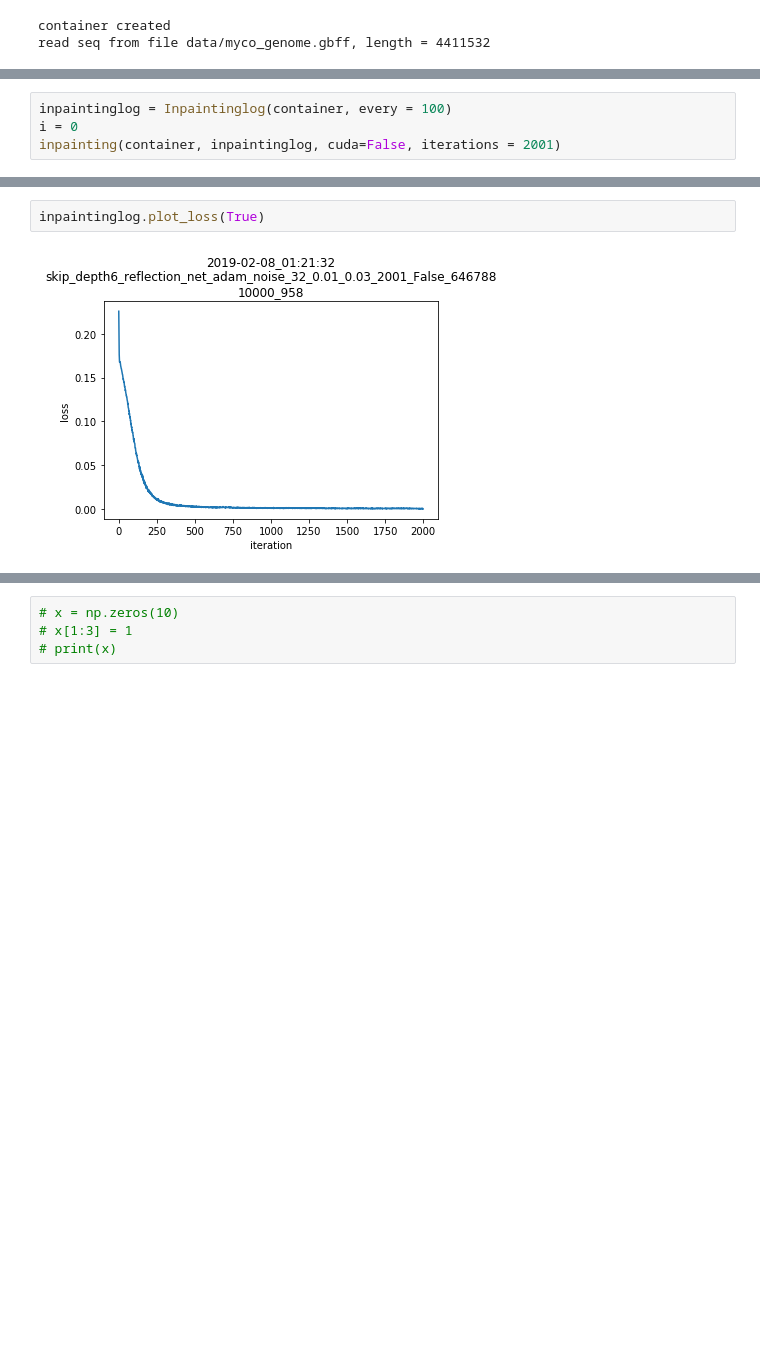
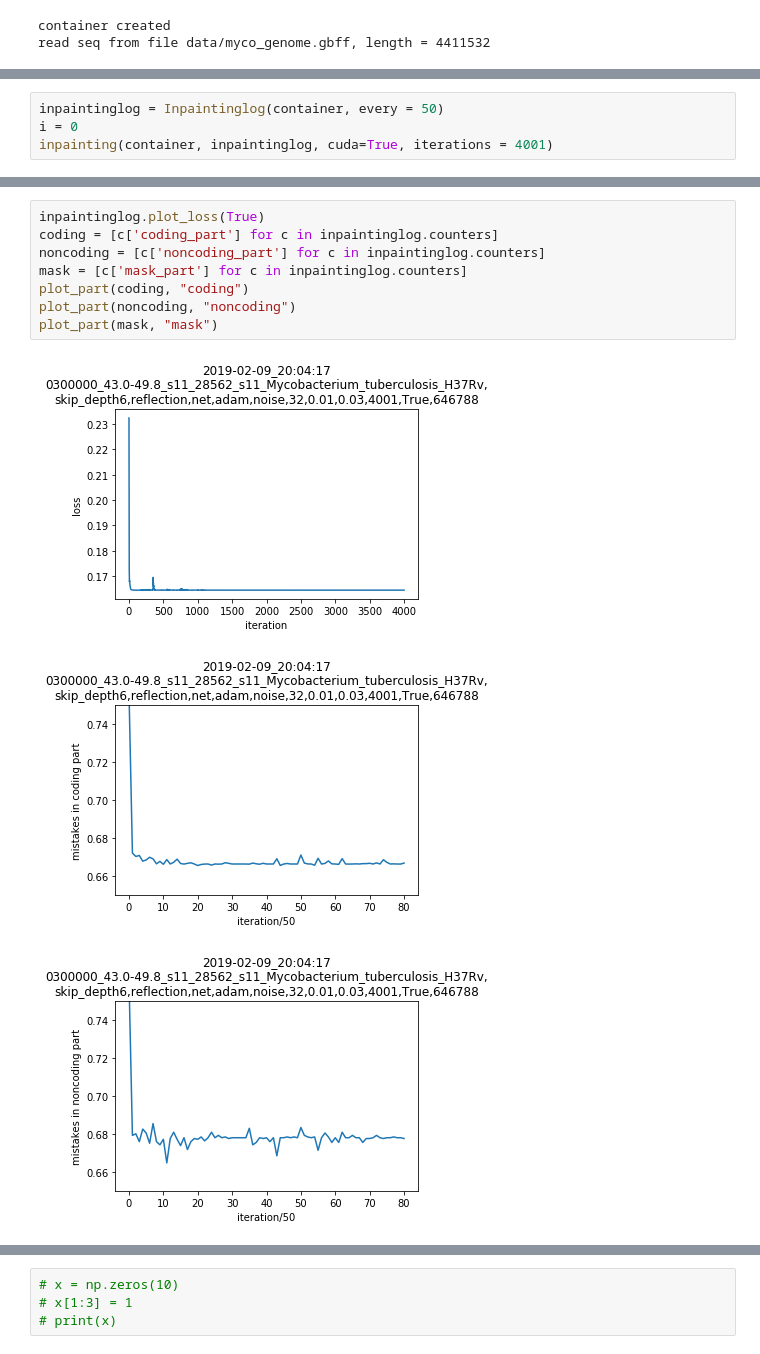
Before and after one commit to litvinanna/deep-image-prior, a Jupyter notebook: inpainting_genome.ipynb, the cells around one changed output, grey strips where cells are left out. Drawn from its saved outputs; the diff is of its cells as text; blank space fills up the shorter version.

Commit message:
added genome part selection

```diff
--- a/inpainting_genome.ipynb
+++ b/inpainting_genome.ipynb
@@ -376,6 +463,6 @@ generated mask with 958 spots of 1 bp, seed True
 # %%
-inpaintinglog = Inpaintinglog(container, every = 100)
+inpaintinglog = Inpaintinglog(container, every = 50)
 i = 0
-inpainting(container, inpaintinglog, cuda=False, iterations = 2001)
+inpainting(container, inpaintinglog, cuda=True, iterations = 4001)
 # %% [output]
 Number of params: 646788
@@ -394,4 +481,12 @@ array([[4.8980769e-03, 5.2030518e-04, 3.8156506e-02, ..., 2.0453244e-09,
-# %%
-inpaintinglog.plot_loss(True)
-# %% [output]
-[figure, removed]
+# %%
+inpaintinglog.plot_loss(True)
+coding = [c['coding_part'] for c in inpaintinglog.counters]
+noncoding = [c['noncoding_part'] for c in inpaintinglog.counters]
+mask = [c['mask_part'] for c in inpaintinglog.counters]
+plot_part(coding, "coding")
+plot_part(noncoding, "noncoding")
+plot_part(mask, "mask")
+# %% [output]
+[figure, added]
+[figure, added]
+[figure, added]
```
Also changed, not shown: parts of 19 cells of this notebook.
